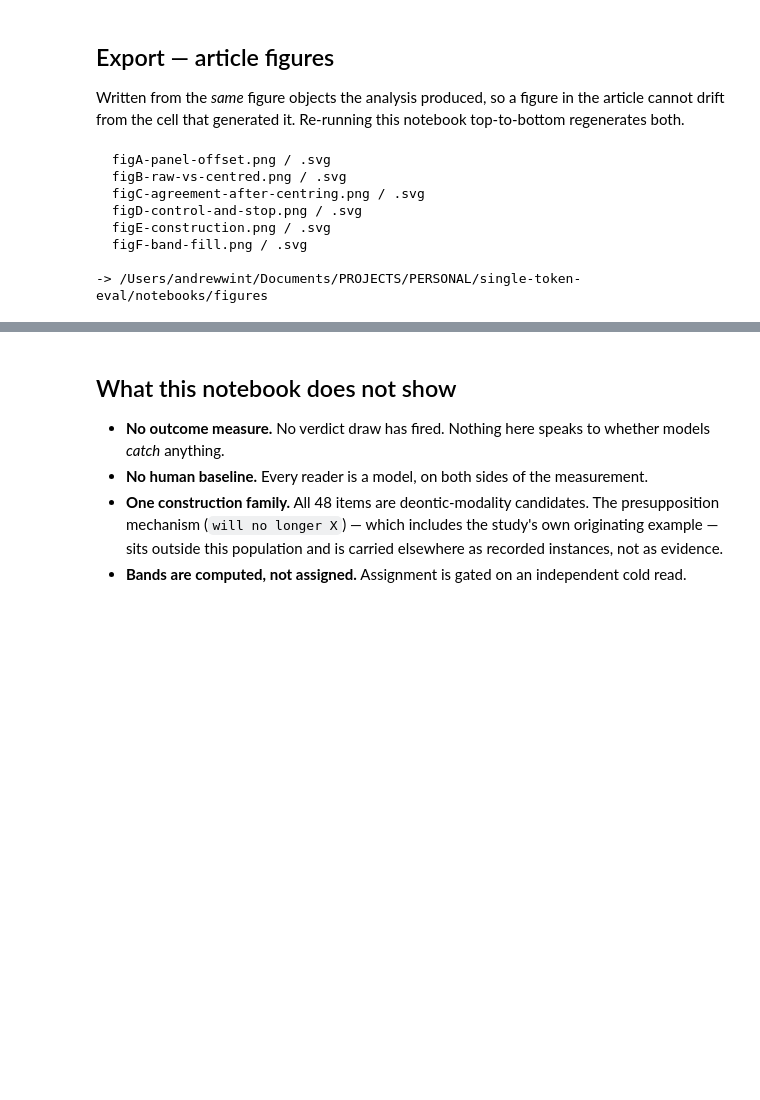
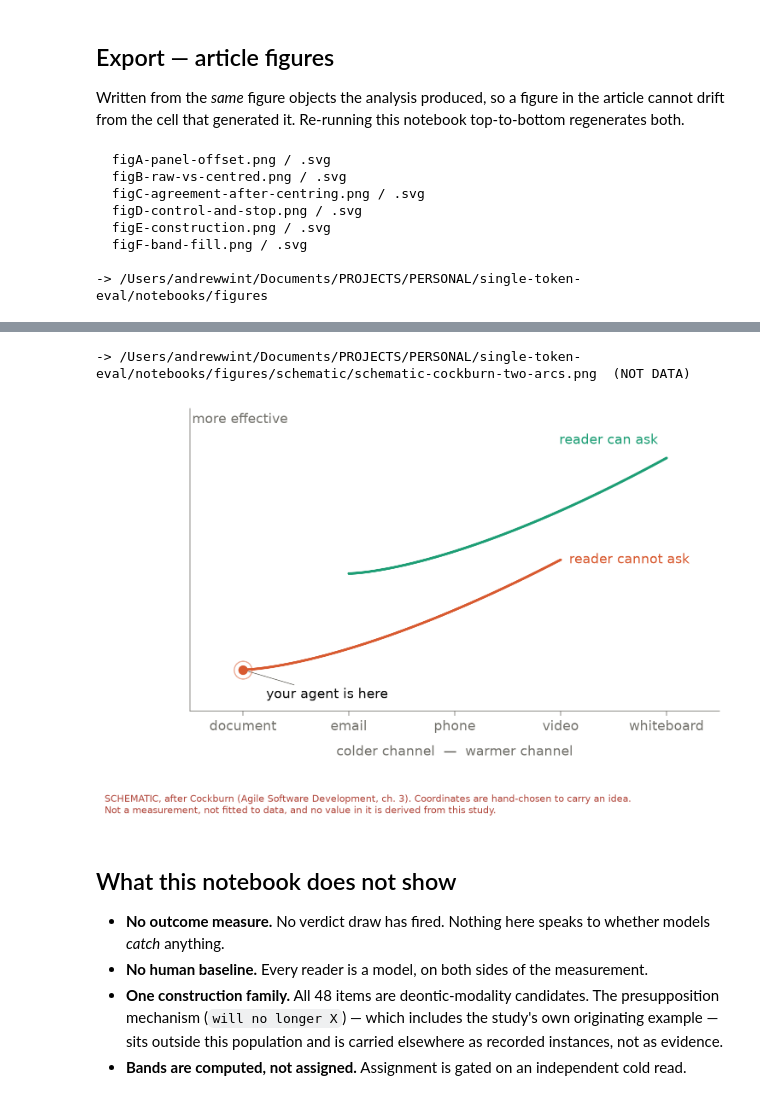
Before and after one commit to andrewwint/single-token-eval, a Jupyter notebook: notebooks/analysis.ipynb, the cells around one changed output, grey strips where cells are left out. Saved outputs shown, nothing was run; the diff lists cells and outputs as text; code cells hidden in the pictures; blank space fills up the shorter version.

```diff
--- a/notebooks/analysis.ipynb
+++ b/notebooks/analysis.ipynb
@@ -429,3 +457,55 @@ print(f"\n-> {FIGDIR}")
+# %%
+# NOT DATA. Hand-chosen coordinates, schematic only. See the banner above.
+FIG_W, FIG_H, DPI_S = 8.0, 4.6, 200
+TEAL, CORAL, INK, MUTED = "#1D9E75", "#D85A30", "#0b0b0b", "#73726c"
+CHANNELS = [(0.5, "document"), (1.5, "email"), (2.5, "phone"),
+            (3.5, "video"), (4.5, "whiteboard")]
+
+def arc(x0, y0, x1, y1, curve=1.5, n=200):
+    # Monotone rising arc. Schematic, not fitted to anything.
+    x = np.linspace(x0, x1, n)
+    t = (x - x0) / (x1 - x0)
+    return x, y0 + (y1 - y0) * t ** curve
+
+fig, ax = plt.subplots(figsize=(FIG_W, FIG_H), dpi=DPI_S)
+xl, yl = arc(0.5, 0.15, 3.5, 0.55)                       # no question-and-answer available
+ax.plot(xl, yl, color=CORAL, lw=2.2, solid_capstyle="round", zorder=3)
+xu, yu = arc(1.5, 0.50, 4.5, 0.92)                       # reader can interrupt
+ax.plot(xu, yu, color=TEAL, lw=2.2, solid_capstyle="round", zorder=3)
+
+ax.text(4.42, 0.96, "reader can ask", color=TEAL, fontsize=11, ha="right", va="bottom")
+ax.text(3.58, 0.55, "reader cannot ask", color=CORAL, fontsize=11, ha="left", va="center")
+
+ax.plot([0.5], [0.15], marker="o", ms=7, color=CORAL, zorder=4)
+ax.plot([0.5], [0.15], marker="o", ms=15, mfc="none", mec=CORAL, mew=1.0, alpha=.5, zorder=4)
+ax.annotate("your agent is here", xy=(0.5, 0.15), xytext=(0.72, 0.06), fontsize=11,
+            color=INK, va="center", arrowprops=dict(arrowstyle="-", color=MUTED, lw=.6))
+
+ax.set_xlim(0, 5); ax.set_ylim(0, 1.10)
+ax.set_xticks([x for x, _ in CHANNELS])
+ax.set_xticklabels([l for _, l in CHANNELS], fontsize=11, color=MUTED)
+ax.set_yticks([])
+ax.set_xlabel("colder channel  —  warmer channel", fontsize=11, color=MUTED, labelpad=10)
+ax.text(0.02, 1.06, "more effective", fontsize=11, color=MUTED, ha="left", va="center")
+for sd in ("top", "right"): ax.spines[sd].set_visible(False)
+for sd in ("left", "bottom"):
+    ax.spines[sd].set_color(MUTED); ax.spines[sd].set_linewidth(.6)
+ax.tick_params(axis="x", length=4, width=.6, color=MUTED)
+fig.text(0.0, -0.10,
+  "SCHEMATIC, after Cockburn (Agile Software Development, ch. 3). Coordinates are hand-chosen to "
+  "carry an idea.\nNot a measurement, not fitted to data, and no value in it is derived from this "
+  "study.", fontsize=8, va="top", color="#b0453a")
+
+# Separate directory and filename prefix so it cannot be confused with a measured figure.
+SCHEMDIR = FIGDIR / "schematic"; SCHEMDIR.mkdir(exist_ok=True)
+for ext in ("png", "svg"):
+    fig.savefig(SCHEMDIR / f"schematic-cockburn-two-arcs.{ext}", dpi=DPI_S,
+                bbox_inches="tight", facecolor="white")
+print(f"-> {SCHEMDIR}/schematic-cockburn-two-arcs.png  (NOT DATA)")
+plt.show()
+# %% [output]
+-> /Users/andrewwint/Documents/PROJECTS/PERSONAL/single-token-eval/notebooks/figures/schematic/schematic-cockburn-two-arcs.png  (NOT DATA)
+[figure, added]
 # %% [markdown]
 ## What this notebook does not show
 
```
Also changed, not shown: parts of 2 cells of this notebook, 10 other files.
